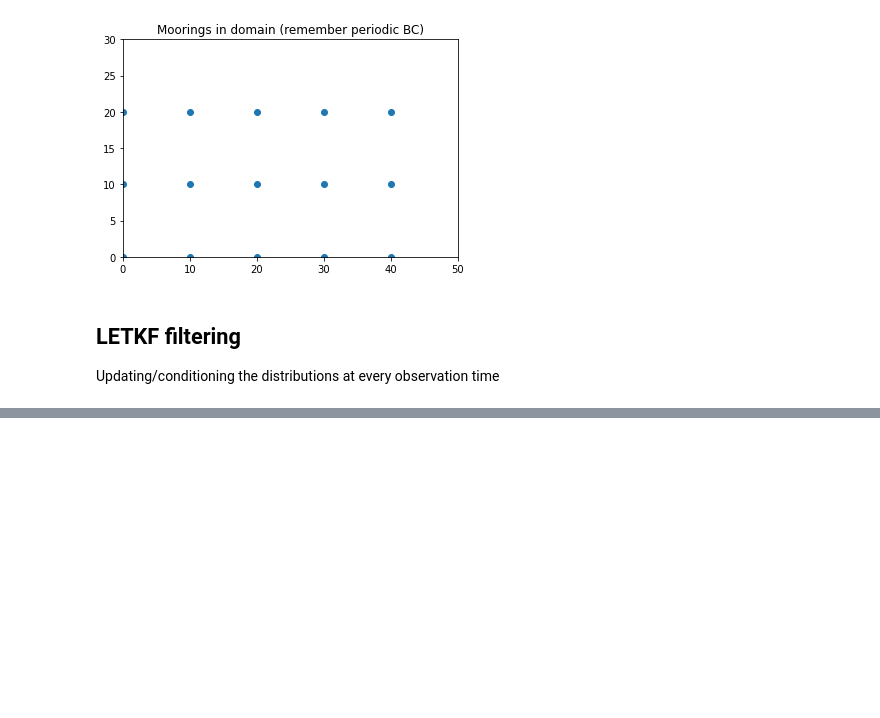
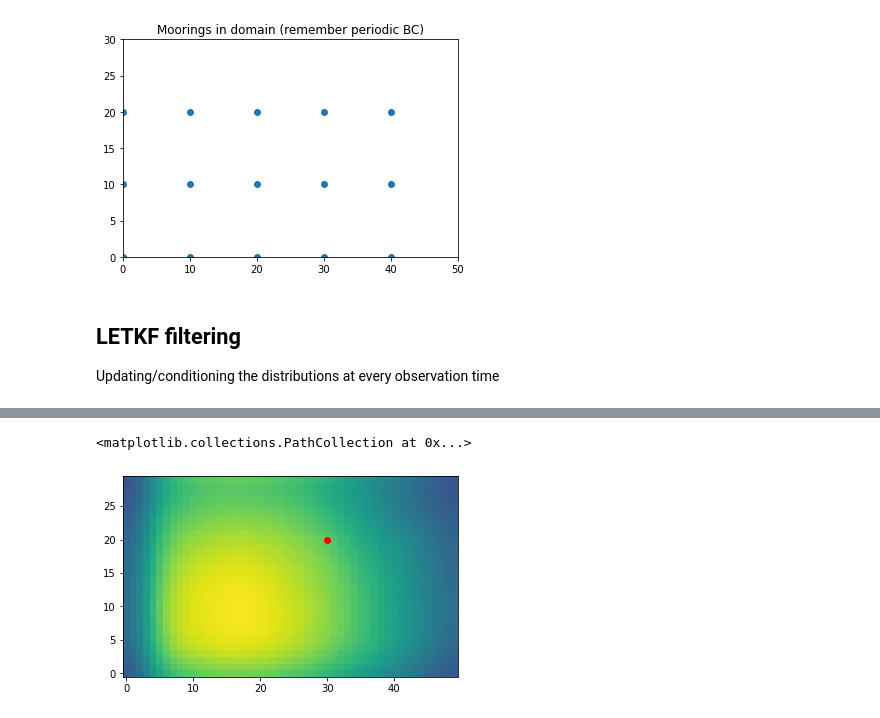
Before and after one commit to FlorianBeiser/advectionDiffusion, a Jupyter notebook: LETKFiltering.ipynb, the cells around one changed output, grey strips where cells are left out. Saved outputs shown, nothing was run; the diff lists cells and outputs as text; code cells hidden in the pictures; blank space fills up the shorter version.

```diff
--- a/LETKFiltering.ipynb
+++ b/LETKFiltering.ipynb
@@ -59 +59,14 @@ plt.imshow(letkFilter.W_analysis)
 statistics.propagate(25)
+# %%
+X_f = statistics.ensemble.ensemble
+# %%
+d = 13
+
+L = letkFilter.all_Ls[13]
+# %%
+plt.imshow(np.reshape(np.average(X_f, axis=1), (grid.ny,grid.nx)), origin="lower", vmin=10, vmax=15)
+
+plt.scatter(letkFilter.observation_positions[d][0]/grid.dx, letkFilter.observation_positions[d][1]/grid.dy, c ="red")
+# %% [output]
+<matplotlib.collections.PathCollection at 0x...>
+[figure, added]
```
Also changed, not shown: parts of 23 cells of this notebook, 2 other files.
